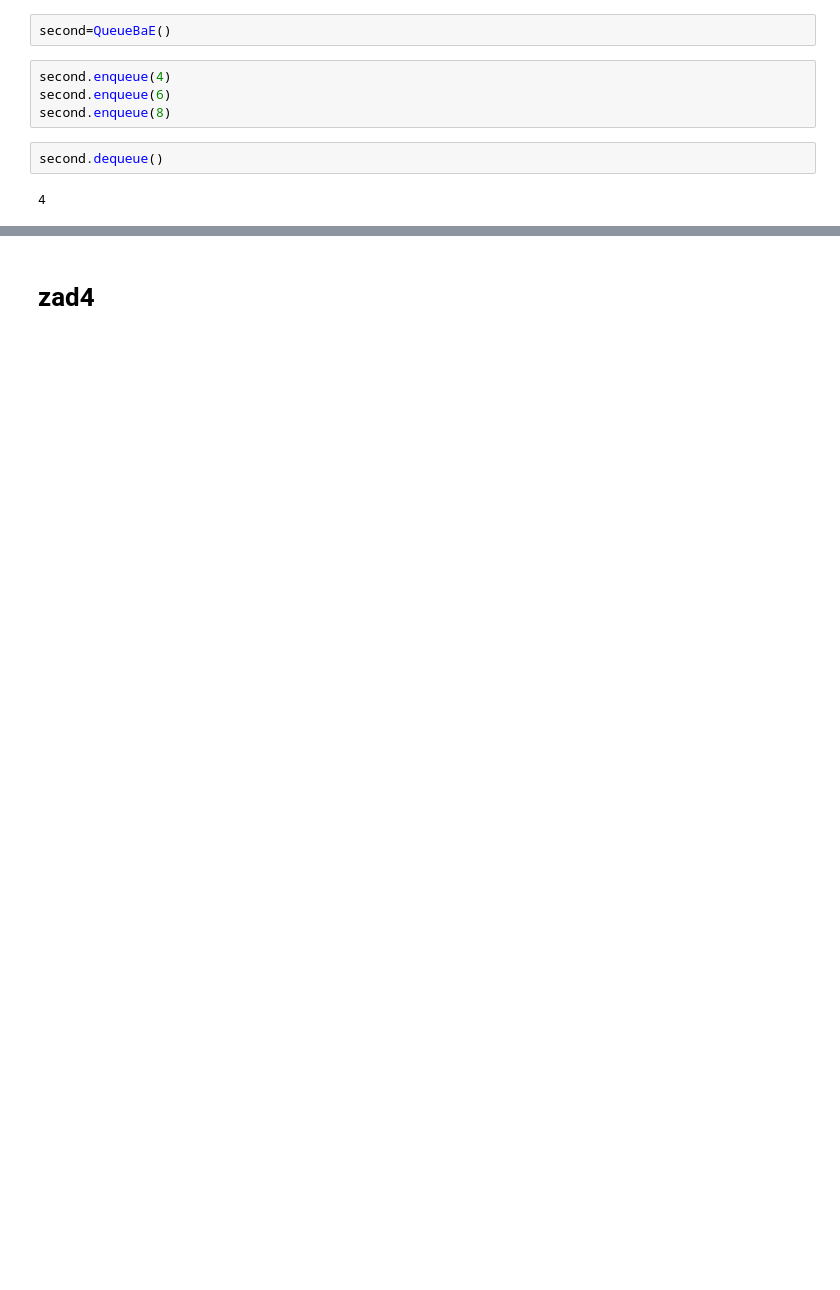
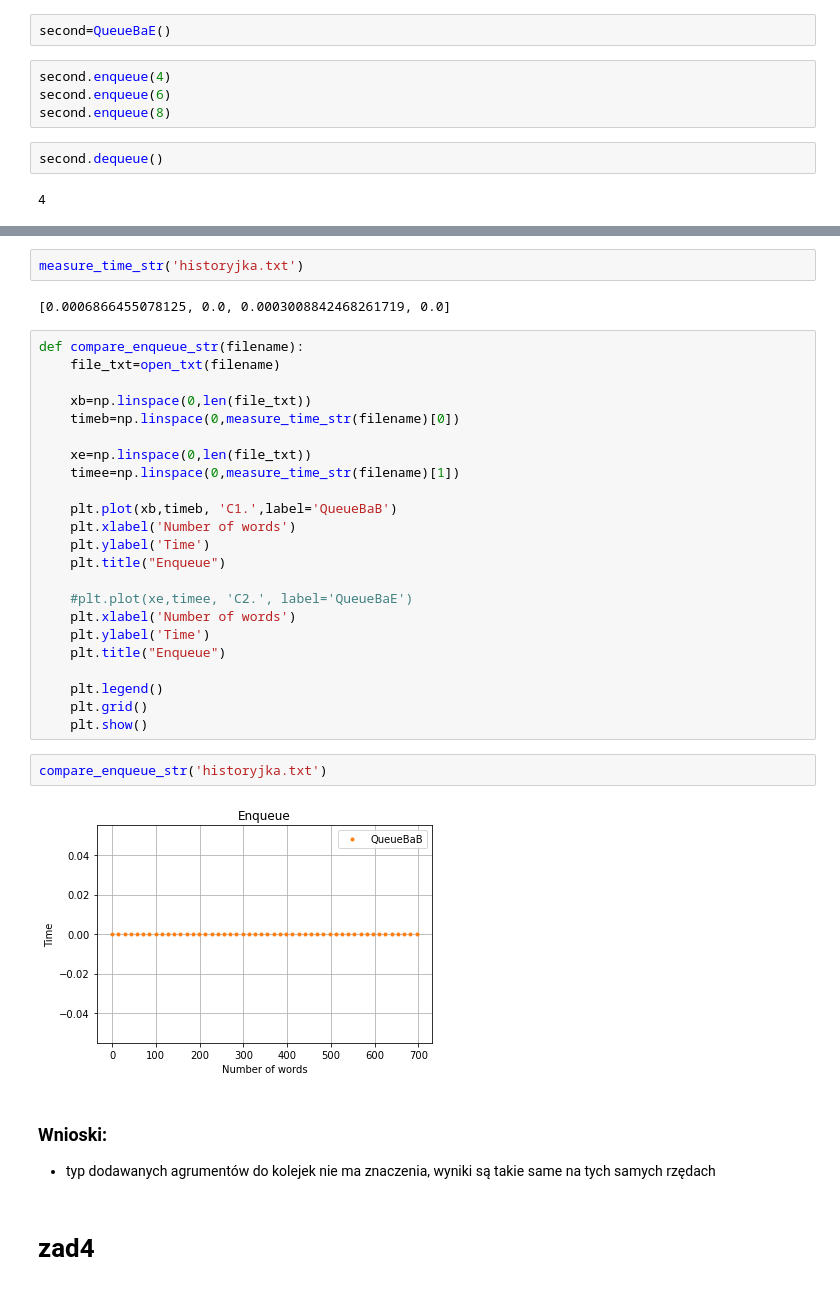
Before and after one commit to maggszy/date_algorithm, a Jupyter notebook: list4/trialll.ipynb, the cells around one changed output, grey strips where cells are left out. Cells and saved outputs as stored; diff of their text form; blank space fills up the shorter version.

```diff
--- a/list4/trialll.ipynb
+++ b/list4/trialll.ipynb
@@ -83,2 +222,36 @@ True
+# %%
+measure_time_str('historyjka.txt')
+# %% [output]
+[0.0006866455078125, 0.0, 0.0003008842468261719, 0.0]
+# %%
+def compare_enqueue_str(filename):
+    file_txt=open_txt(filename)
+
+    xb=np.linspace(0,len(file_txt))
+    timeb=np.linspace(0,measure_time_str(filename)[0])
+
+    xe=np.linspace(0,len(file_txt))
+    timee=np.linspace(0,measure_time_str(filename)[1])
+
+    plt.plot(xb,timeb, 'C1.',label='QueueBaB')
+    plt.xlabel('Number of words')
+    plt.ylabel('Time')
+    plt.title("Enqueue")
+
+    #plt.plot(xe,timee, 'C2.', label='QueueBaE')
+    plt.xlabel('Number of words')
+    plt.ylabel('Time')
+    plt.title("Enqueue")
+
+    plt.legend()
+    plt.grid()
+    plt.show()
+# %%
+compare_enqueue_str('historyjka.txt')
+# %% [output]
+[figure, added]
+# %% [markdown]
+### Wnioski:
+- typ dodawanych agrumentów do kolejek nie ma znaczenia, wyniki są takie same na tych samych rzędach
 # %% [markdown]
 # zad4
```
Also changed, not shown: parts of 19 cells of this notebook, 2 other files.
